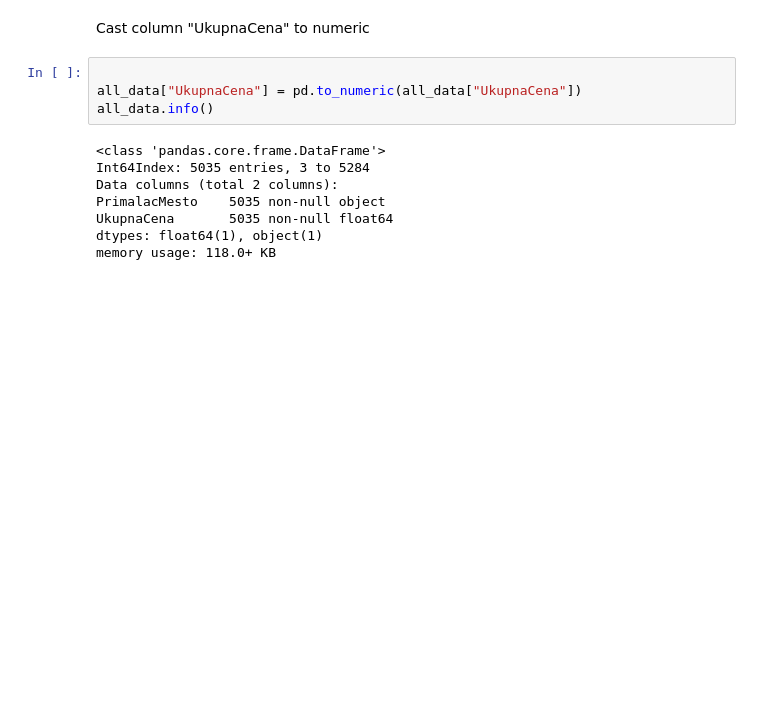
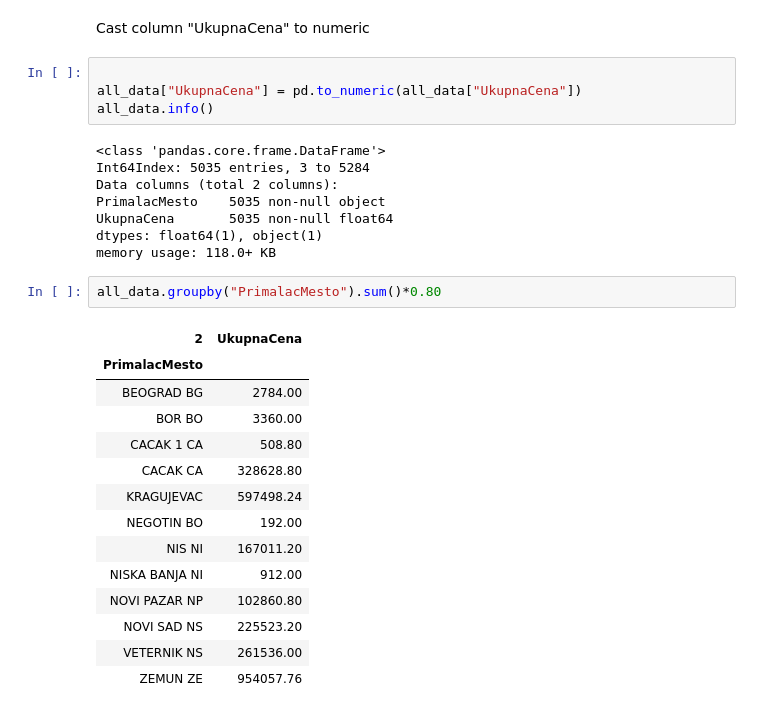
Before and after one commit to SlavoljubM/project_1, a Jupyter notebook: project_1_pandas.ipynb, the cells around one changed output. Saved outputs shown, nothing was run; the diff lists cells and outputs as text; blank space fills up the shorter version.

```diff
--- a/project_1_pandas.ipynb
+++ b/project_1_pandas.ipynb
@@ -147,3 +147,20 @@ PrimalacMesto    5035 non-null object
 UkupnaCena       5035 non-null float64
 dtypes: float64(1), object(1)
 memory usage: 118.0+ KB
+# %%
+all_data.groupby("PrimalacMesto").sum()*0.80
+# %% [output]
+| 2 | UkupnaCena |
+| PrimalacMesto |  |
+| BEOGRAD BG | 2784.00 |
+| BOR BO | 3360.00 |
+| CACAK 1 CA | 508.80 |
+| CACAK CA | 328628.80 |
+| KRAGUJEVAC | 597498.24 |
+| NEGOTIN BO | 192.00 |
+| NIS NI | 167011.20 |
+| NISKA BANJA NI | 912.00 |
+| NOVI PAZAR NP | 102860.80 |
+| NOVI SAD NS | 225523.20 |
+| VETERNIK NS | 261536.00 |
+| ZEMUN ZE | 954057.76 |
```
Also changed, not shown: parts of 4 cells of this notebook.
